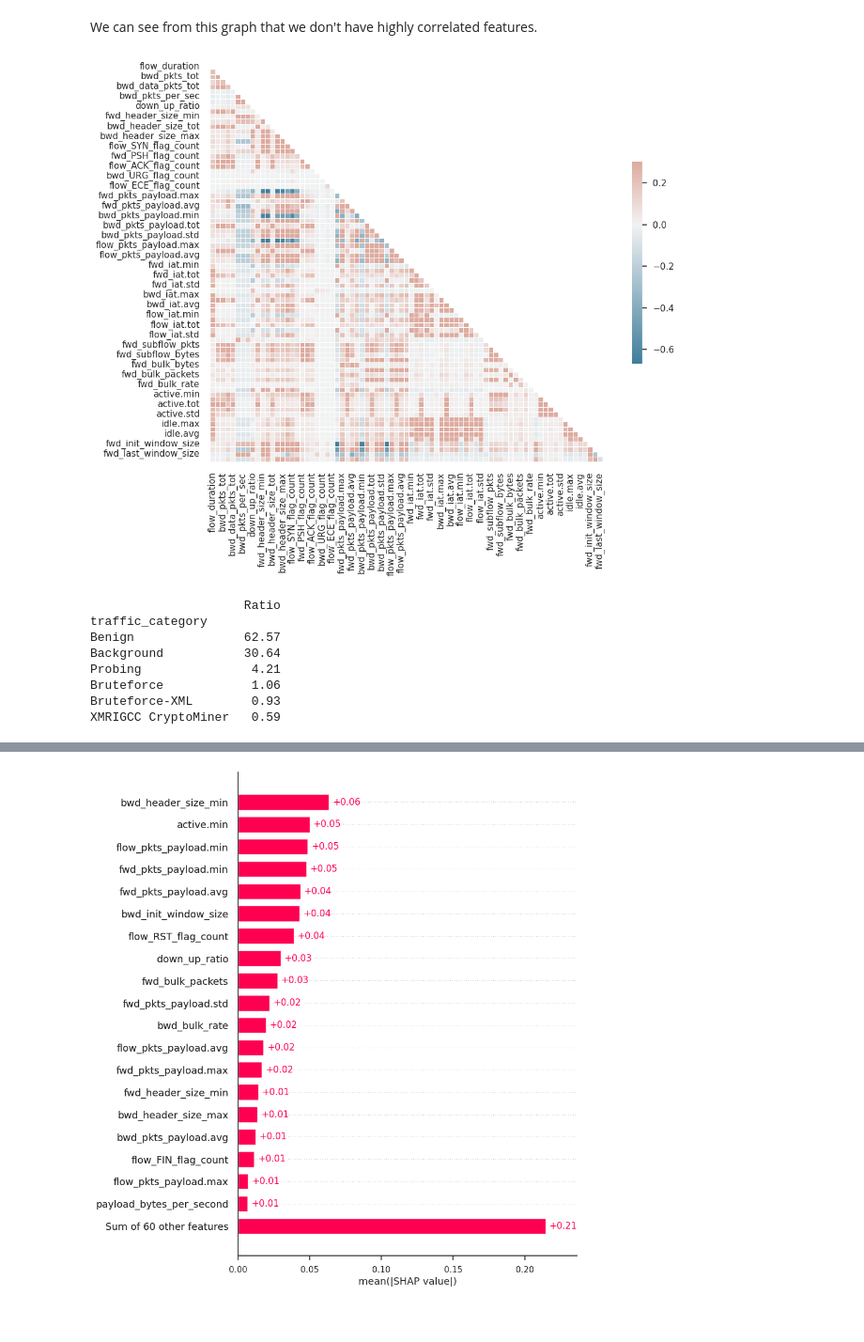
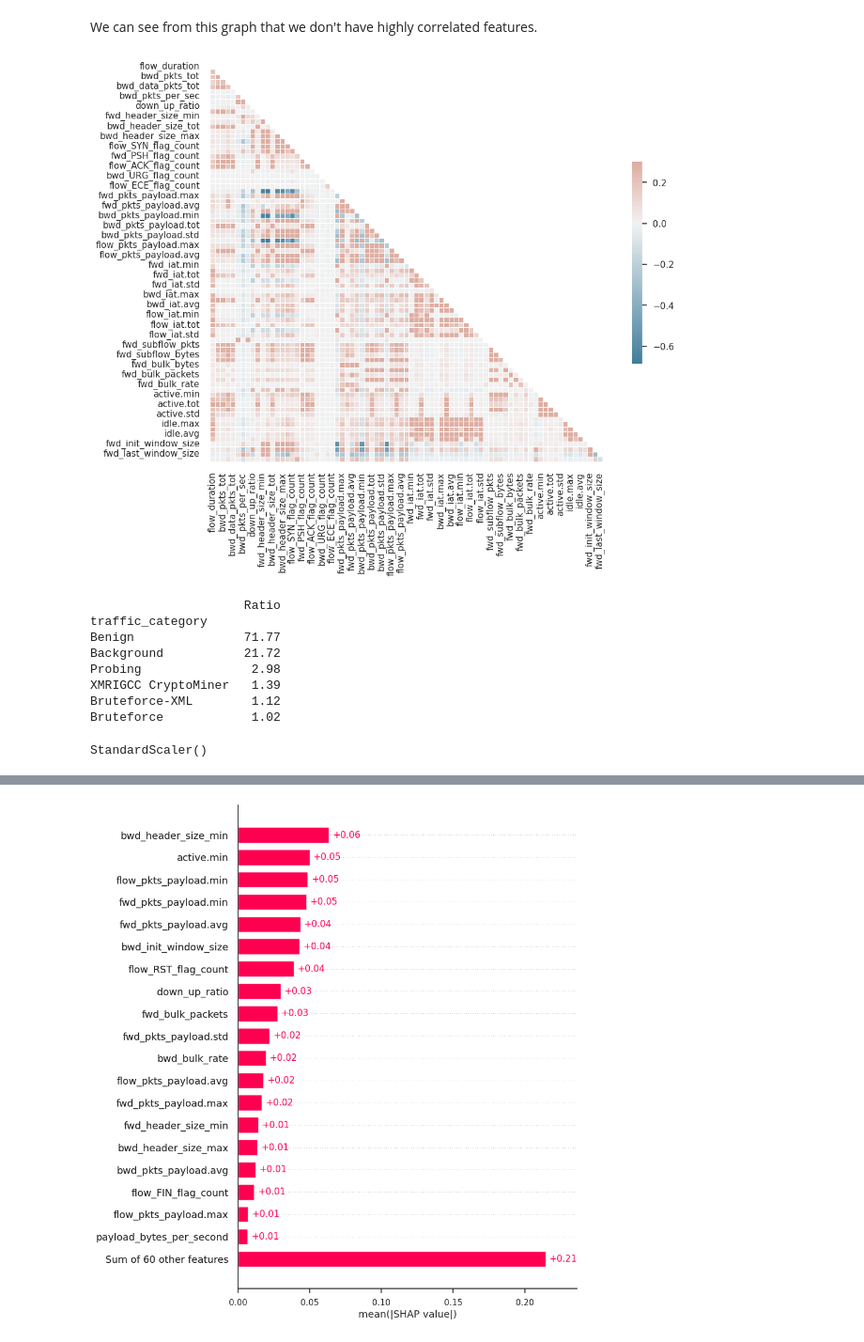
Before and after one commit to ludotosk/tesi, a Jupyter notebook: tesi-knn.ipynb, the cells around one changed output, grey strips where cells are left out. Shown at 94% size. Cells and saved outputs as stored; diff of their text form; code cells hidden in the pictures.

```diff
--- a/tesi-knn.ipynb
+++ b/tesi-knn.ipynb
@@ -435,5 +26,10 @@ selected_features = [
 # %%
-ds = pd.read_csv('datasets/HIKARI-2021/ALLFLOWMETER_HIKARI2021.csv', dtype=dtype_dict, usecols=selected_features)
+# you should run making_hikari2022_csv.ipynb before running this cell, since the two csv given with the paper have two differences
+# to see what are the data types and the features of the dataset, you can take a look on the utils file
+ds = pd.concat([
+    pd.read_csv('datasets/HIKARI-2021/ALLFLOWMETER_HIKARI2021.csv', dtype=dtype_dict, usecols=selected_features),
+    pd.read_csv('datasets/HIKARI-2021/ALLFLOWMETER_HIKARI2022.csv', dtype=dtype_dict, usecols=selected_features)],
+    ignore_index=True)
 ds.head()
 # %% [output]
 |  | flow_duration | fwd_pkts_tot | bwd_pkts_tot | fwd_data_pkts_tot | bwd_data_pkts_tot | fwd_pkts_per_sec | ... |
@@ -497,49 +93,17 @@ Index(['flow_duration', 'fwd_pkts_tot', 'bwd_pkts_tot', 'fwd_data_pkts_tot',
 # %% [markdown]
 We can see from this graph that we don't have highly correlated features.
 # %%
-def show_corr_matrix():
-    sns.set_theme(style="white")
-
-    # Compute the correlation matrix
-    corr = ds.loc[:, ds.columns != 'traffic_category'].corr()
-
-    # Generate a mask for the upper triangle
-    mask = np.triu(np.ones_like(corr, dtype=bool))
-
-    # Set up the matplotlib figure
-    f, ax = plt.subplots(figsize=(11, 9))
-
-    # Generate a custom diverging colormap
-    cmap = sns.diverging_palette(230, 20, as_cmap=True)
-
-    # Draw the heatmap with the mask and correct aspect ratio
-    sns.heatmap(corr, mask=mask, cmap=cmap, vmax=.3, center=0,
-                square=True, linewidths=.5, cbar_kws={"shrink": .5})
-
-show_corr_matrix()
+show_corr_matrix(ds)
 # %% [output]
-[figure, old version]
+[figure, new version]
 # %%
-def compute_ratio(data):
-    # Get ratio instead of raw numbers using normalize=True
-    ratio = data['traffic_category'].value_counts(normalize=True)
-
-    # Round and then convert to percentage
-    ratio = ratio.round(4)*100
-
-    # convert to a DataFrame and store in variable 'traffic_category_ratios'
-    # We'll use this variable to compare ratios for samples
-    # selected using SRS and Stratified Sampling
-    traffic_category_ratios = pd.DataFrame({'Ratio':ratio})
-    print(traffic_category_ratios)
-
 compute_ratio(ds)
 # %% [output]
                      Ratio
 traffic_category
-Benign               62.57
-Background           30.64
-Probing               4.21
-Bruteforce            1.06
-Bruteforce-XML        0.93
-XMRIGCC CryptoMiner   0.59
+Benign               71.77
+Background           21.72
+Probing               2.98
+XMRIGCC CryptoMiner   1.39
+Bruteforce-XML        1.12
+Bruteforce            1.02
@@ -570,0 +115,5 @@ X_res, y_res = rus.fit_resample(ds[x_features], ds.traffic_category)
+# %%
+scaler = StandardScaler()
+scaler.fit(ds[x_features])
+# %% [output]
+StandardScaler()
```
Also changed, not shown: parts of 42 cells of this notebook, 10 other files.
